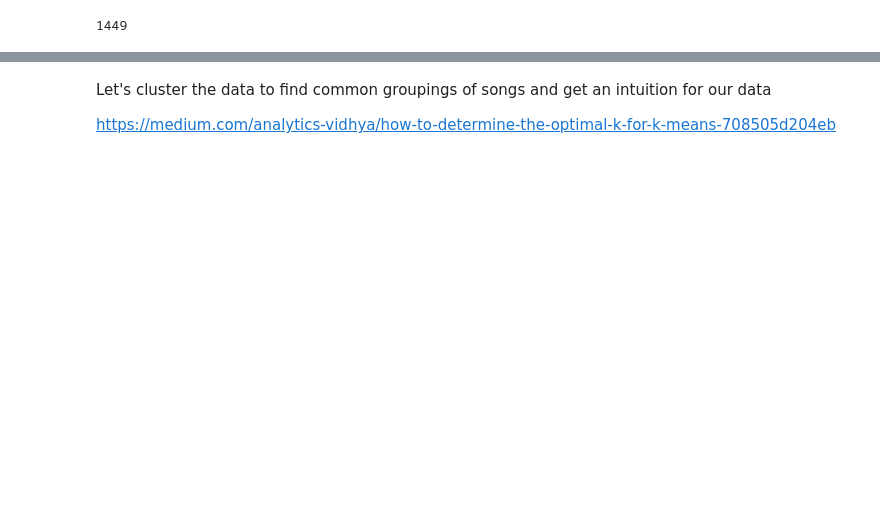
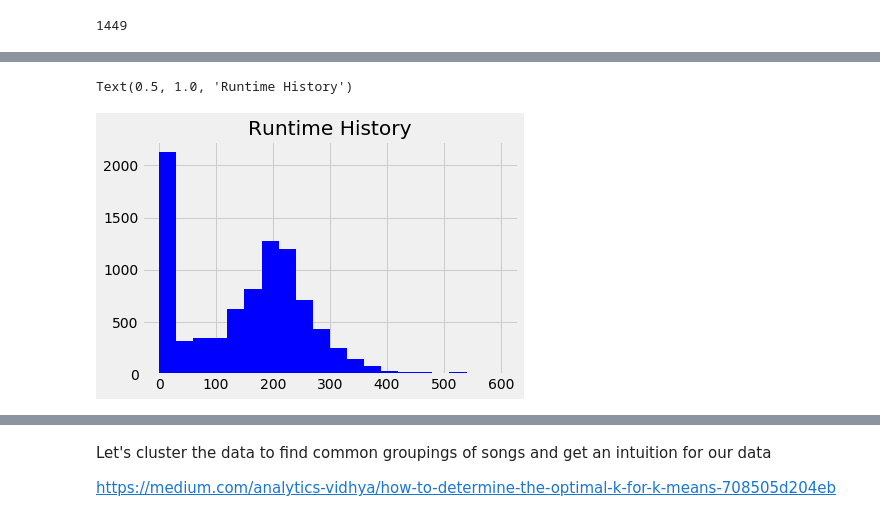
Before and after one commit to candrasc/Spotify_Artist_Recommender, a Jupyter notebook: Spotify Data Exploration.ipynb, the cells around one changed output, grey strips where cells are left out. Saved outputs shown, nothing was run; the diff lists cells and outputs as text; code cells hidden in the pictures; blank space fills up the shorter version.

```diff
--- a/Spotify Data Exploration.ipynb
+++ b/Spotify Data Exploration.ipynb
@@ -60,2 +65,6 @@ df.artist.nunique()
 # %% [output]
 1449
+# %%
+hist['seconds']=hist['msPlayed']/1000
+# %%
+hist.drop(columns = 'msPlayed',inplace=True)
@@ -61,0 +87,6 @@ df.artist.nunique()
+# %%
+plt.hist(hist['seconds'],bins=20,range = (0,600), color = 'b')
+plt.title('Runtime History')
+# %% [output]
+Text(0.5, 1.0, 'Runtime History')
+[figure, added]
```
Also changed, not shown: parts of 20 cells of this notebook, 1 other file.
